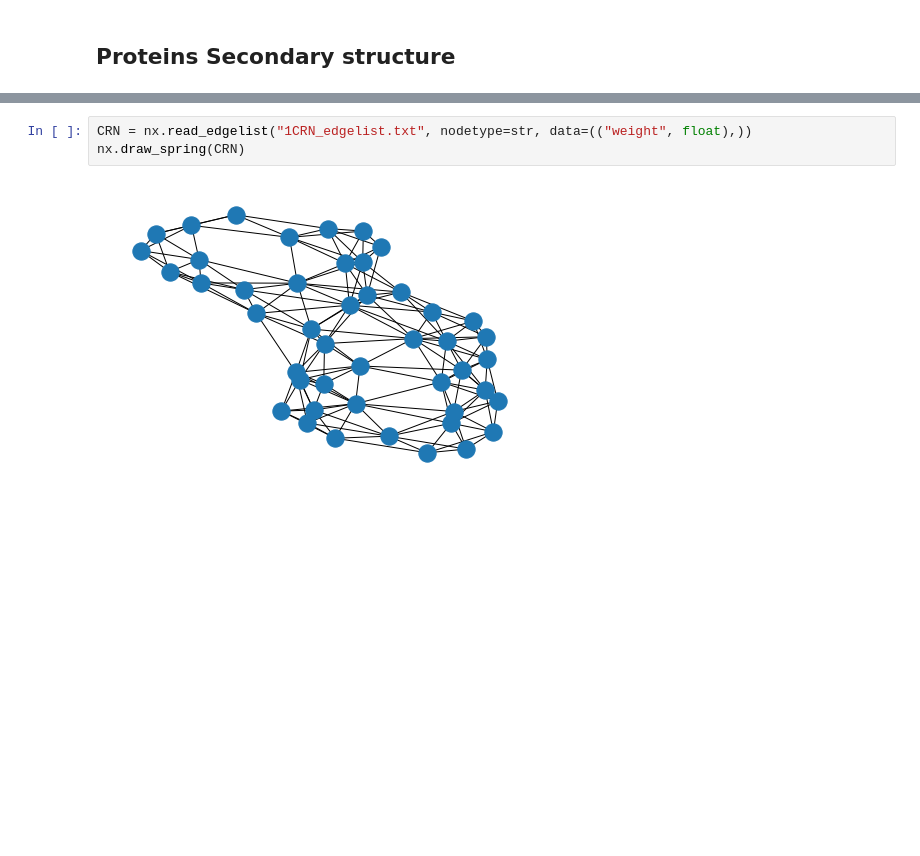
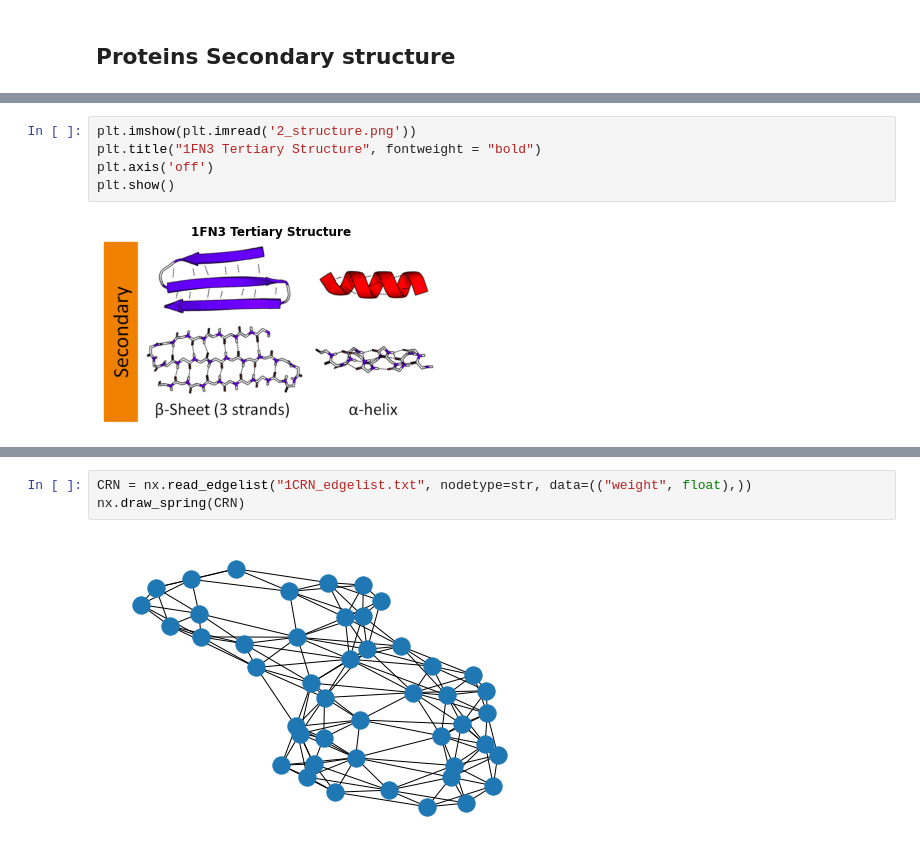
Before and after one commit to networkx/nx-guides, a Jupyter notebook: content/algorithms/sub_isomorphism/subgraph_iso_img.ipynb, the cells around one changed output, grey strips where cells are left out. Saved outputs shown, nothing was run; the diff lists cells and outputs as text; blank space fills up the shorter version.

```diff
--- a/content/algorithms/sub_isomorphism/subgraph_iso_img.ipynb
+++ b/content/algorithms/sub_isomorphism/subgraph_iso_img.ipynb
@@ -137,0 +126,7 @@ Let's see graphs of proteing with PDB codes 1CRN and 1FN3.
+# %%
+plt.imshow(plt.imread('2_structure.png'))
+plt.title("1FN3 Tertiary Structure", fontweight = "bold")
+plt.axis('off')
+plt.show()
+# %% [output]
+[figure, added]
```
Also changed, not shown: parts of 17 cells of this notebook, 3 other files.
